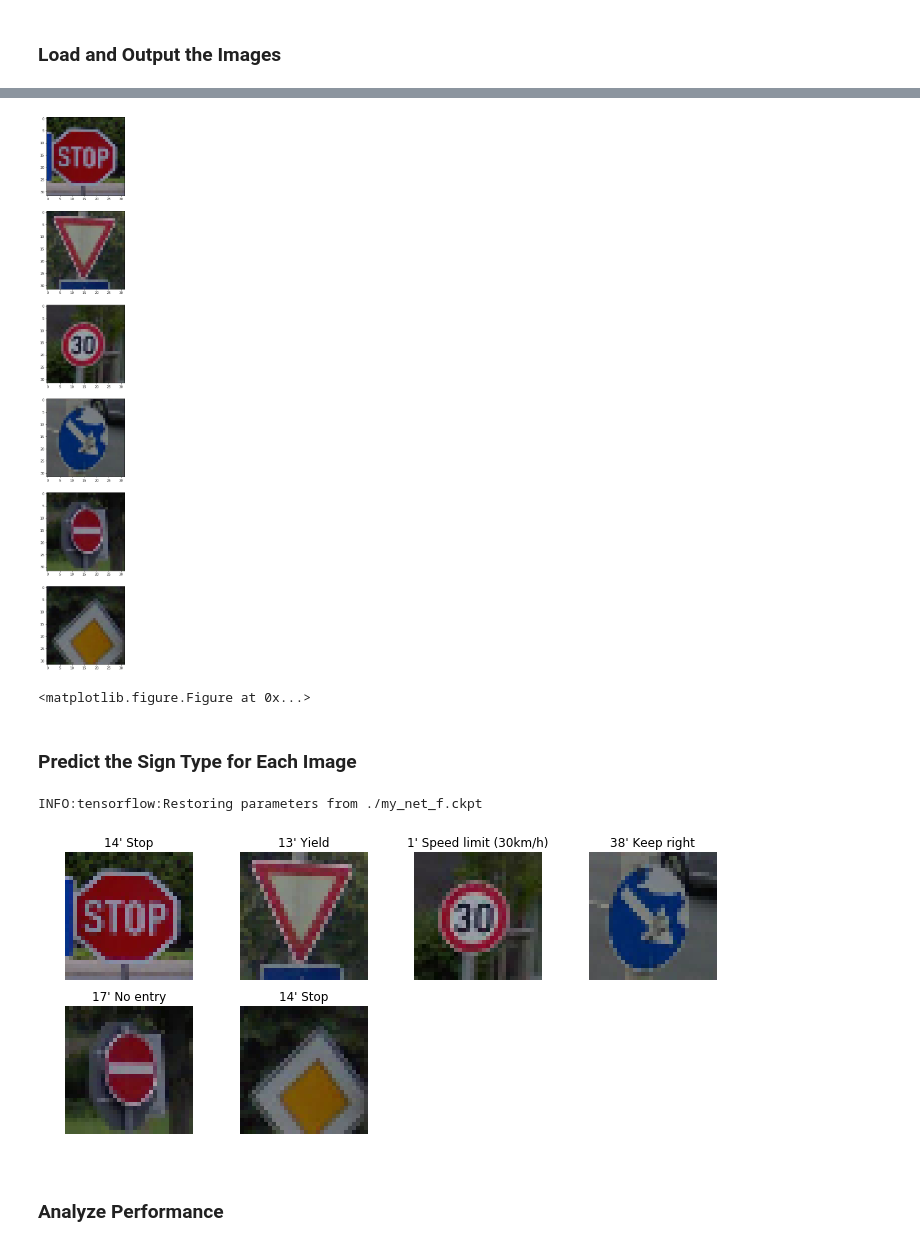
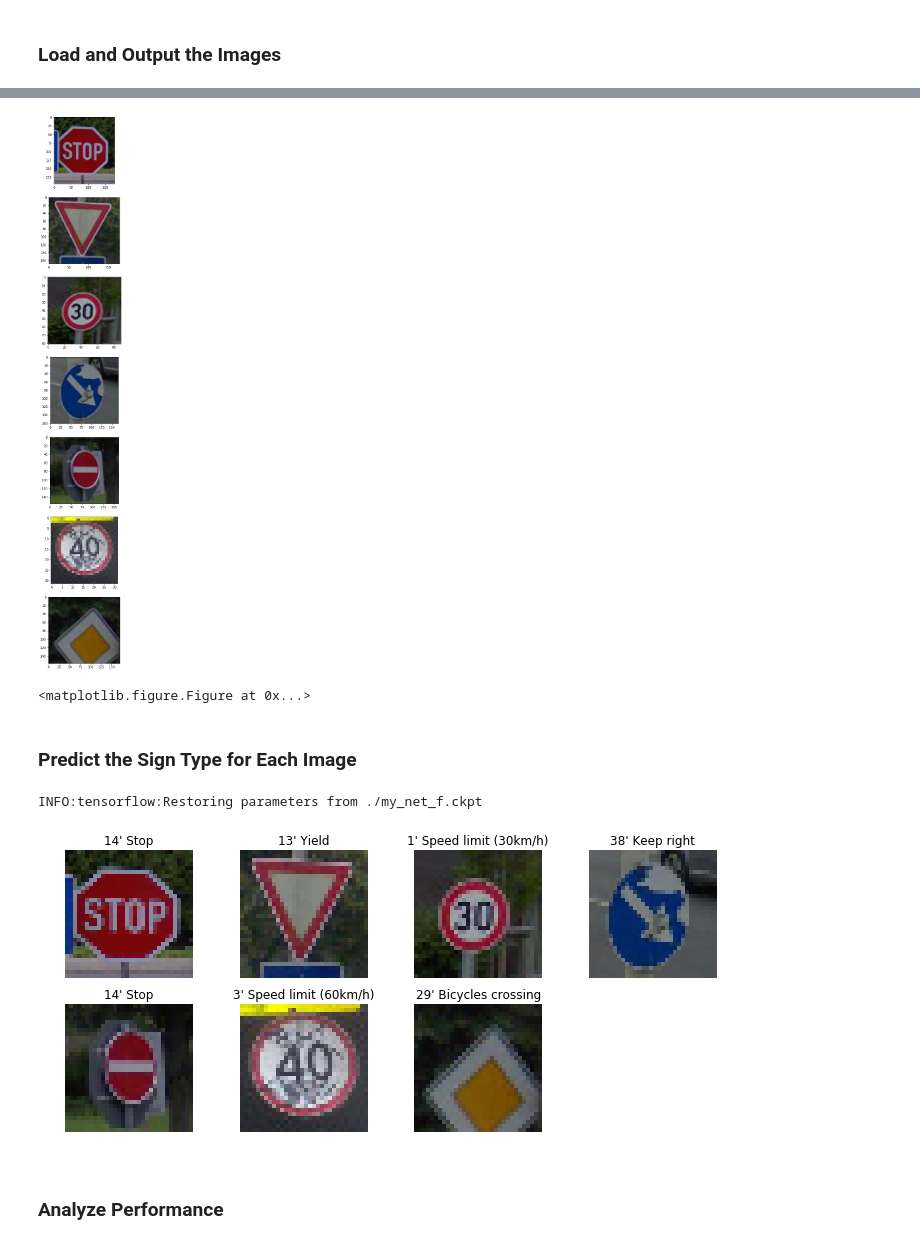
Before and after one commit to hpnhxxwn/CarND-Traffic-Sign-Classifier-Project, a Jupyter notebook: Traffic_Sign_Classifier.ipynb, the cells around one changed output, grey strips where cells are left out. Drawn from its saved outputs; the diff is of its cells as text; code cells hidden in the pictures.

```diff
--- a/Traffic_Sign_Classifier.ipynb
+++ b/Traffic_Sign_Classifier.ipynb
@@ -639,37 +639,40 @@ import csv
 test_path = 'web-traffic-signs/'
 num = len(os.listdir(test_path))
 # img = cv2.imread('web-traffic-signs/14_stop.jpg')
 # plt.imshow(img)
 fig, ax = plt.subplots(num, 1, figsize=(32, 32))
 i = 0
 test_img = []
 labels = []
 plt.figure(figsize=(12, 8))
 for file in os.listdir(test_path):
     # print(test_path + file)
-    label = int(file[:2])
+    if file[:6] != 'unknow':
+        label = int(file[:2])
+    else:
+        label = -1
     labels.append(label)
     img = cv2.imread(test_path + file)
     # plt.imshow(img)
     img = cv2.cvtColor(img, cv2.COLOR_BGR2RGB)
-
+    ax[i].imshow(img)
     img = cv2.resize(img, (32, 32), cv2.INTER_AREA)
     test_img.append(img)
-    ax[i].imshow(img)
+
     i+=1
     # plt.imshow(img)
 
 plt.savefig('test figures')
 
 #Import traffic signs class names
 
 signs_class=[]
 with open('signnames.csv', 'rt') as csvfile:
     reader = csv.DictReader(csvfile, delimiter=',')
     for row in reader:
         signs_class.append((row['SignName']))
 # %% [output]
-[figure, old version]
+[figure, new version]
 <matplotlib.figure.Figure at 0x...>
 # %%
 X_test_data = np.array(test_img)
@@ -699,7 +702,7 @@ for i in range(num):
 plt.show()
 # %% [output]
 INFO:tensorflow:Restoring parameters from ./my_net_f.ckpt
-[figure, old version]
+[figure, new version]
 # %% [markdown]
 ### Analyze Performance
 # %%
```
Also changed, not shown: parts of 5 cells of this notebook.
